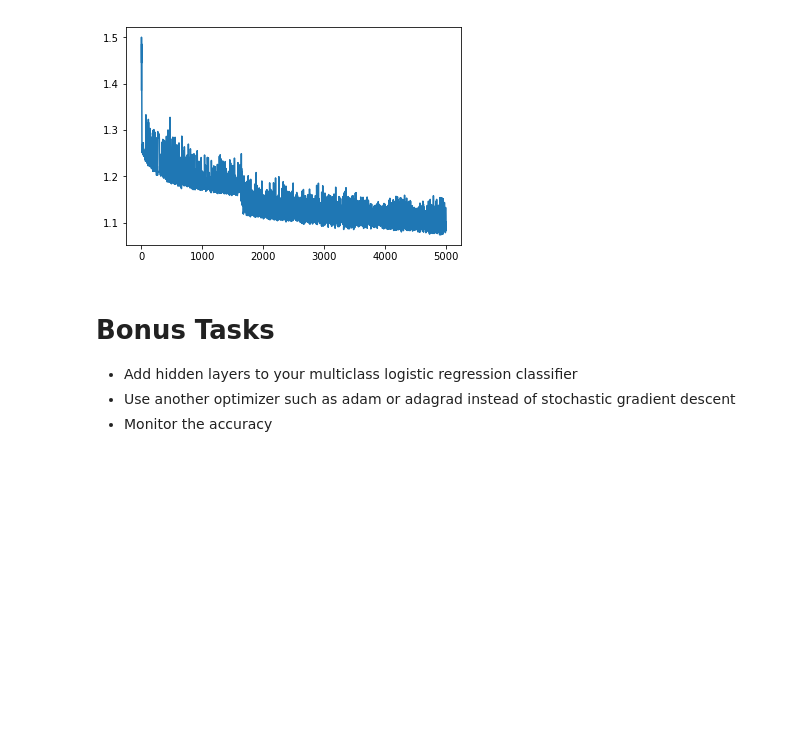
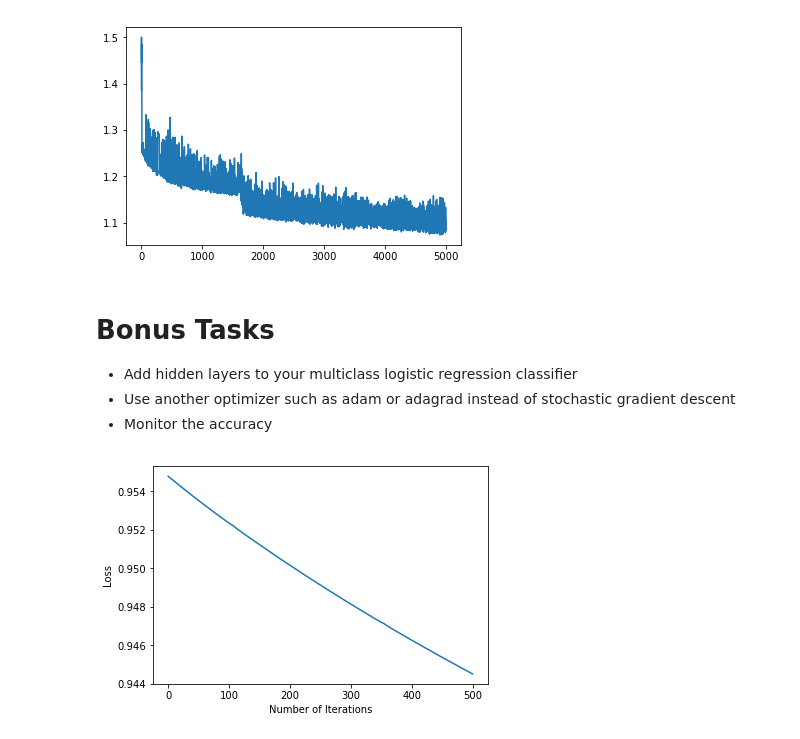
Before and after one commit to jonhilgart22/DSCI-6005-deep-learning, a Jupyter notebook: week_5_reinforcement_learning/5_1_am_tensorflow_I/lab_tf_SUBMISSION.ipynb, the cells around one changed output. Saved outputs shown, nothing was run; the diff lists cells and outputs as text; code cells hidden in the pictures; blank space fills up the shorter version.

```diff
--- a/week_5_reinforcement_learning/5_1_am_tensorflow_I/lab_tf_SUBMISSION.ipynb
+++ b/week_5_reinforcement_learning/5_1_am_tensorflow_I/lab_tf_SUBMISSION.ipynb
@@ -145,3 +145,32 @@ plt.plot(loss)
 - Add hidden layers to your multiclass logistic regression classifier
 - Use another optimizer such as adam or adagrad instead of stochastic gradient descent
 - Monitor the accuracy
+# %%
+optimizer_2 = tf.train.AdamOptimizer(name='Adam')
+
+sgd_step_2 = optimizer_2.minimize(cross_entropy, name='SGDStep_2')
+# %%
+sess = tf.InteractiveSession()
+init = tf.global_variables_initializer()
+sess.run(init)
+# %%
+loss_2 = []
+acc_2 = []
+writer = tf.summary.FileWriter("tensorboard_2/MLR with softmax Summary - Adam", sess.graph)
+for i in range(500):
+    c_e_s, c_e, _, acc = sess.run([cross_entropy_summary, cross_entropy, sgd_step_2, accuracy],
+                           feed_dict={X_: X_boston, y_: y_boston_one_hot})
+
+    loss_2.append(c_e)
+    acc_2.append(acc)
+
+
+    writer.add_summary(c_e_s, global_step=i)
+
+writer.flush()
+# %%
+plt.plot(loss_2)
+plt.xlabel("Number of Iterations")
+plt.ylabel("Loss");
+# %% [output]
+[figure, added]
```
Also changed, not shown: parts of 1 cell of this notebook, 6 other files.
